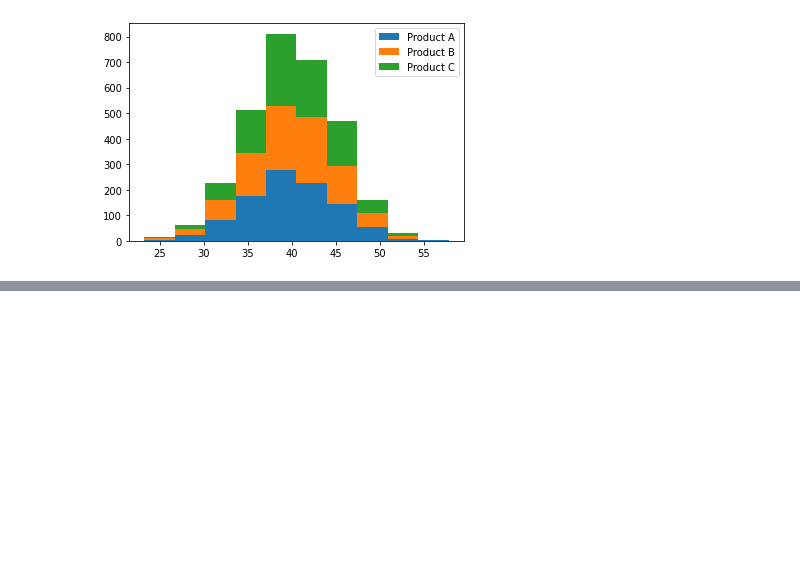
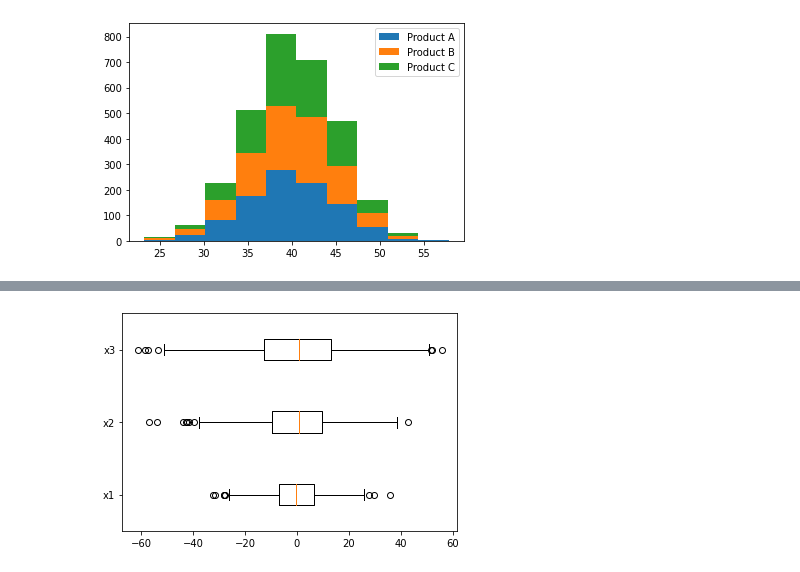
Before and after one commit to haruya0605037/sample2, a Jupyter notebook: python1w.ipynb, the cells around one changed output, grey strips where cells are left out. Cells and saved outputs as stored; diff of their text form; code cells hidden in the pictures; blank space fills up the shorter version.

```diff
--- a/python1w.ipynb
+++ b/python1w.ipynb
@@ -1099,0 +1118,7 @@ plt.show()
+# %%
+# 箱ひげ図2 横向き表示
+fig, ax = plt.subplots()
+ax.boxplot((x1, x2, x3), labels=labels, vert=False)
+plt.show()
+# %% [output]
+[figure, added]
```
Also changed, not shown: parts of 25 cells of this notebook.
